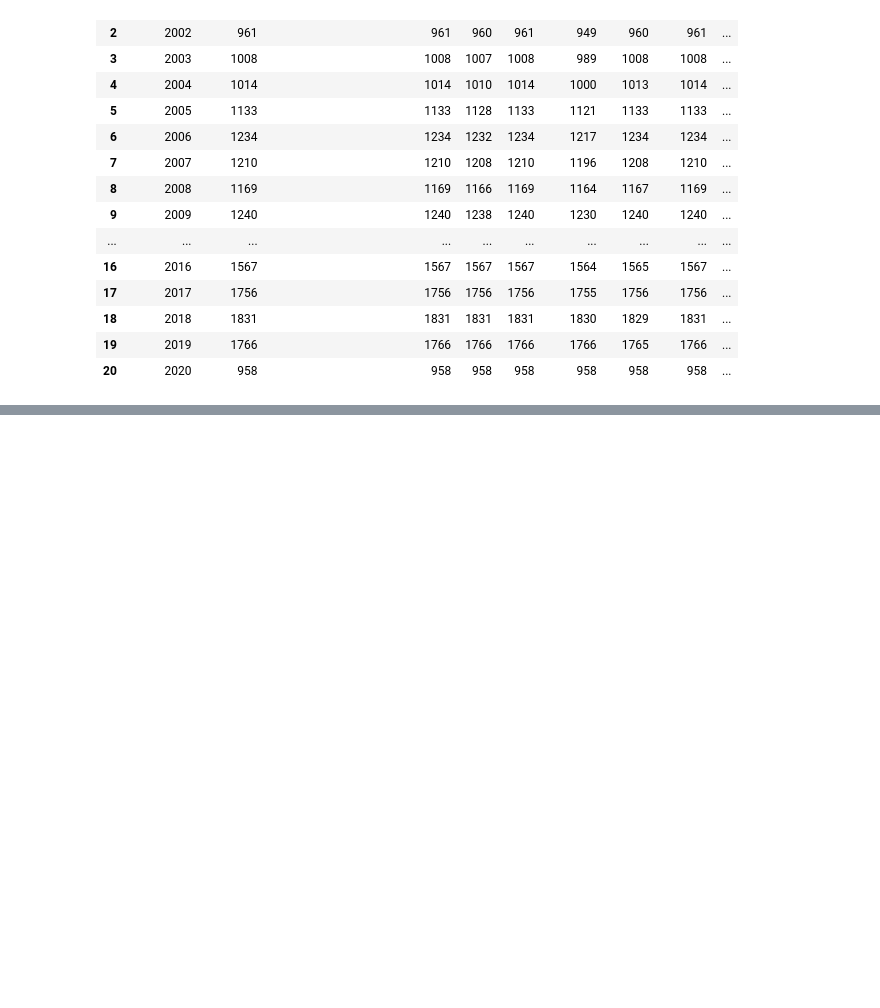
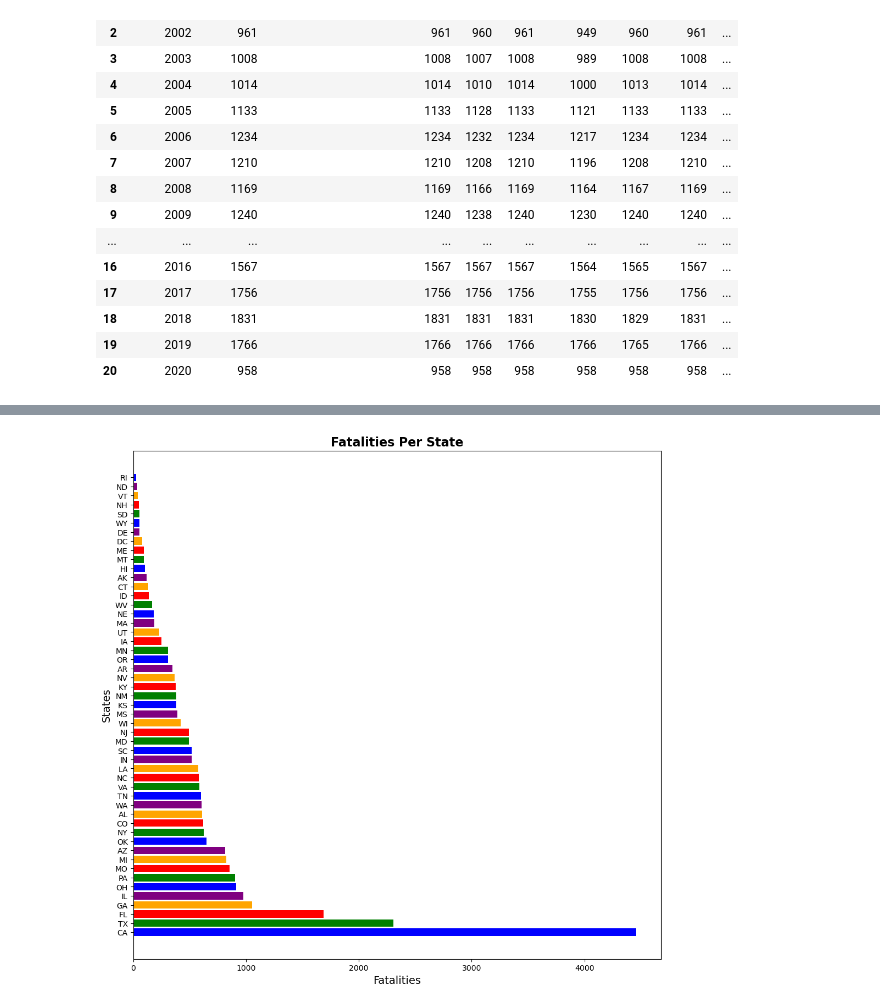
Before and after one commit to cat-mang/LESO_Analysis_Proj, a Jupyter notebook: notebooks/police_graphs.ipynb, the cells around one changed output, grey strips where cells are left out. Drawn from its saved outputs; the diff is of its cells as text; code cells hidden in the pictures; blank space fills up the shorter version.

```diff
--- a/notebooks/police_graphs.ipynb
+++ b/notebooks/police_graphs.ipynb
@@ -76,0 +78,29 @@ plt.show()
+# %%
+#Fatalities By State
+state_count = police_graphs.groupby('State').count()
+state_df = state_count.reset_index()
+state_df = state_df.sort_values(by='Unique ID', ascending=False)
+state_df
+
+#states with Over 500 Fatalities
+top_states = state_df[state_df['Unique ID'] > 500]
+# %%
+# Plot horizontal bar chart
+colors = ['blue', 'green', 'red', 'orange', 'purple']
+plt.figure(figsize=(16, 12))
+plt.barh(state_df['State'], state_df['Unique ID'], color=colors)
+
+# Add labels and title
+plt.xlabel('Fatalities', fontsize=14)
+plt.ylabel('States', fontsize=14)
+plt.title('Fatalities Per State', fontsize=16, fontweight='bold')
+
+
+# Set spacing between y-axis ticks
+plt.yticks(fontsize=10)  # Adjust font size for state labels
+plt.subplots_adjust(left=0.3)  # Adjust left margin to make space for longer state names
+
+# Show plot
+plt.show()
+# %% [output]
+[figure, added]
```
Also changed, not shown: parts of 4 cells of this notebook, 7 other files.
